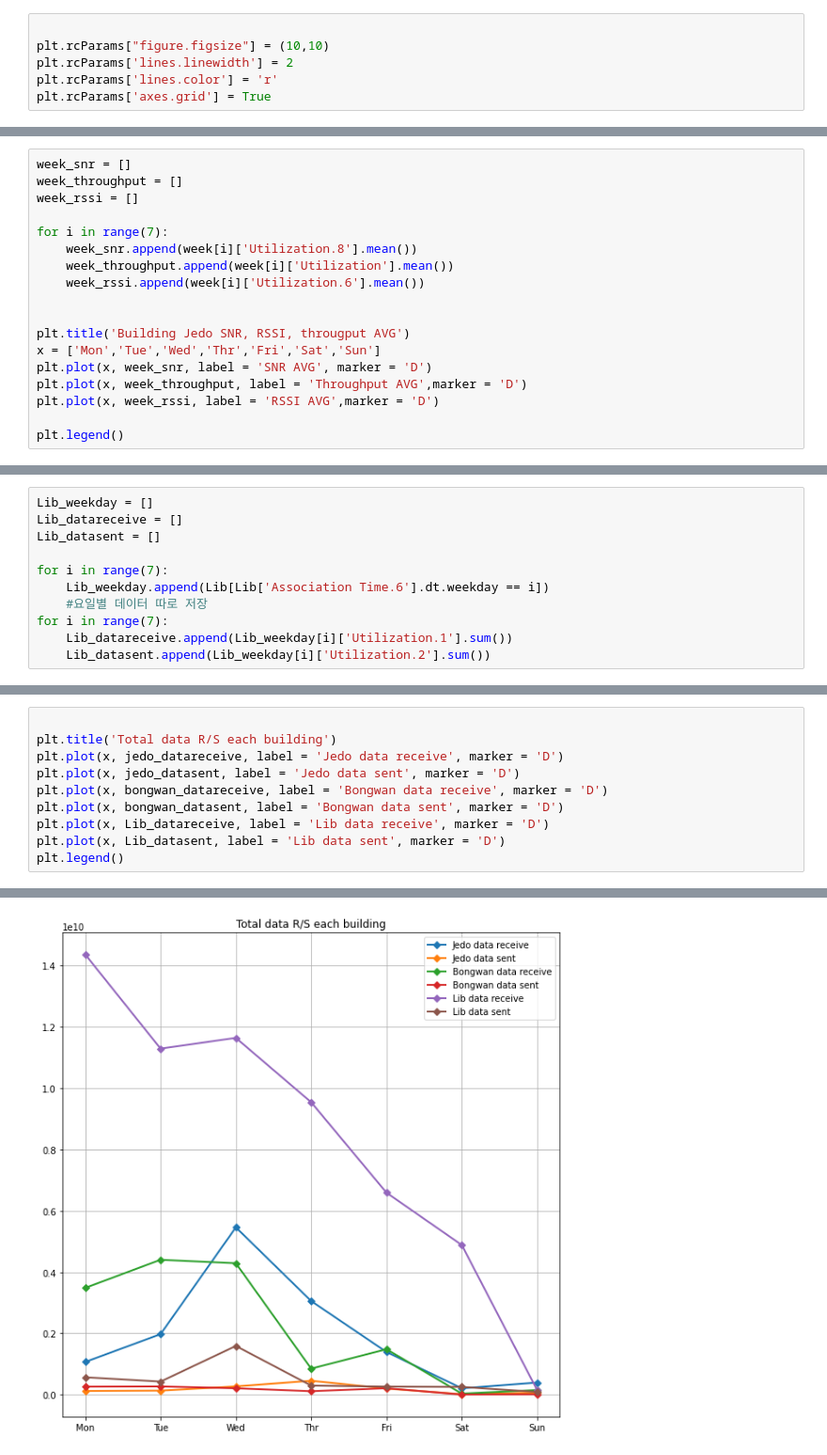
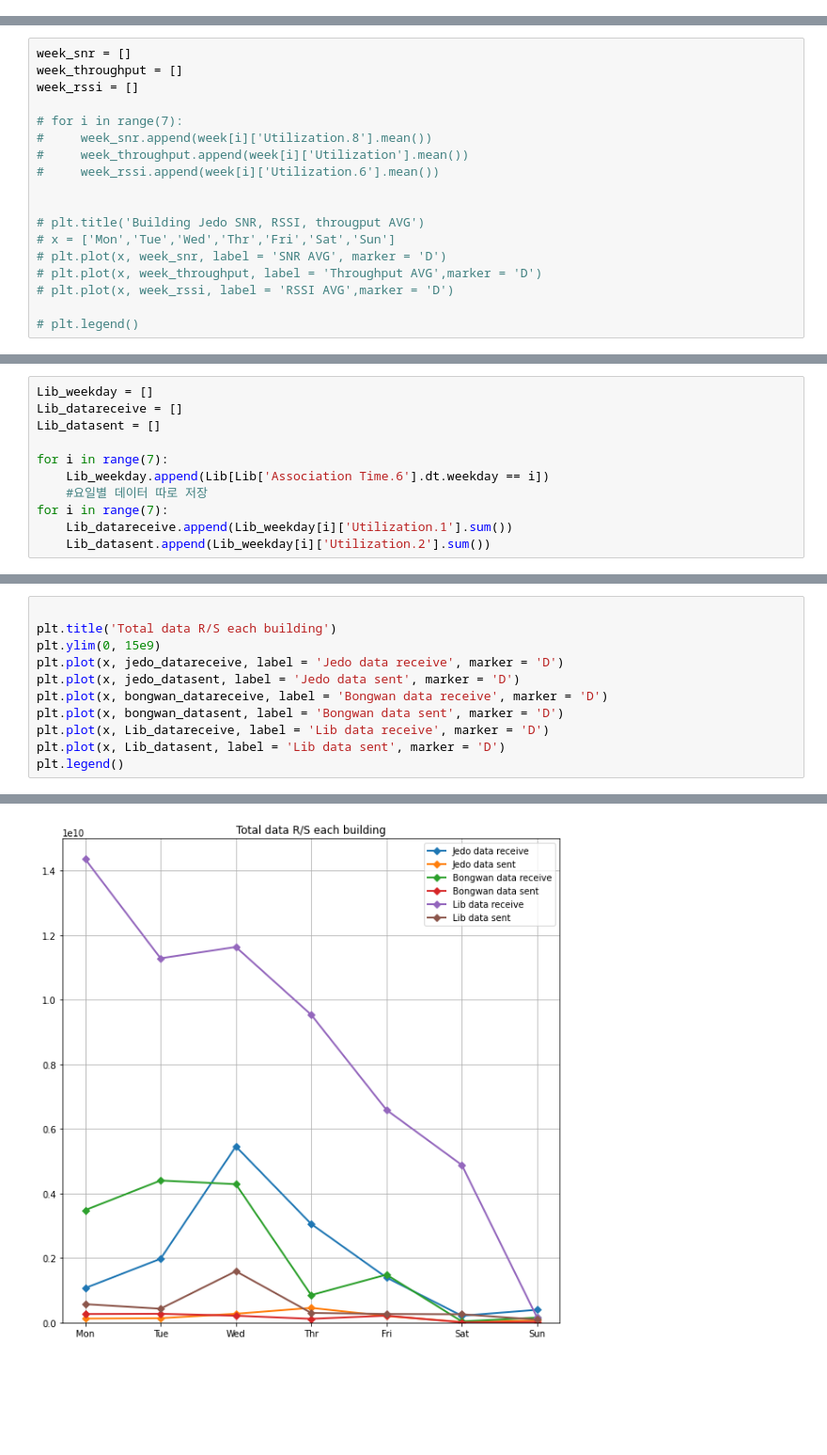
Before and after one commit to leeEunJooo/NetworkAssociation, a Jupyter notebook: Jedo.ipynb, the cells around one changed output, grey strips where cells are left out. Shown at 94% size. Drawn from its saved outputs; the diff is of its cells as text; blank space fills up the shorter version.

```diff
--- a/Jedo.ipynb
+++ b/Jedo.ipynb
@@ -90,6 +63,0 @@ grouped['Utilization.2']['SAP-66.235'] = 0
-# %%
-
-plt.rcParams["figure.figsize"] = (10,10)
-plt.rcParams['lines.linewidth'] = 2
-plt.rcParams['lines.color'] = 'r'
-plt.rcParams['axes.grid'] = True
@@ -230,16 +108,16 @@ week_snr = []
 week_throughput = []
 week_rssi = []
 
-for i in range(7):
-    week_snr.append(week[i]['Utilization.8'].mean())
-    week_throughput.append(week[i]['Utilization'].mean())
-    week_rssi.append(week[i]['Utilization.6'].mean())
+# for i in range(7):
+#     week_snr.append(week[i]['Utilization.8'].mean())
+#     week_throughput.append(week[i]['Utilization'].mean())
+#     week_rssi.append(week[i]['Utilization.6'].mean())
 
 
-plt.title('Building Jedo SNR, RSSI, througput AVG')
-x = ['Mon','Tue','Wed','Thr','Fri','Sat','Sun']
-plt.plot(x, week_snr, label = 'SNR AVG', marker = 'D')
-plt.plot(x, week_throughput, label = 'Throughput AVG',marker = 'D')
-plt.plot(x, week_rssi, label = 'RSSI AVG',marker = 'D')
+# plt.title('Building Jedo SNR, RSSI, througput AVG')
+# x = ['Mon','Tue','Wed','Thr','Fri','Sat','Sun']
+# plt.plot(x, week_snr, label = 'SNR AVG', marker = 'D')
+# plt.plot(x, week_throughput, label = 'Throughput AVG',marker = 'D')
+# plt.plot(x, week_rssi, label = 'RSSI AVG',marker = 'D')
 
-plt.legend()
+# plt.legend()
@@ -402,13 +270,14 @@ plt.legend()
 # %%
 
 plt.title('Total data R/S each building')
+plt.ylim(0, 15e9)
 plt.plot(x, jedo_datareceive, label = 'Jedo data receive', marker = 'D')
 plt.plot(x, jedo_datasent, label = 'Jedo data sent', marker = 'D')
 plt.plot(x, bongwan_datareceive, label = 'Bongwan data receive', marker = 'D')
 plt.plot(x, bongwan_datasent, label = 'Bongwan data sent', marker = 'D')
 plt.plot(x, Lib_datareceive, label = 'Lib data receive', marker = 'D')
 plt.plot(x, Lib_datasent, label = 'Lib data sent', marker = 'D')
 plt.legend()
 # %% [output]
 <matplotlib.legend.Legend at 0x...>
-[figure, old version]
+[figure, new version]
```
Also changed, not shown: parts of 31 cells of this notebook.
